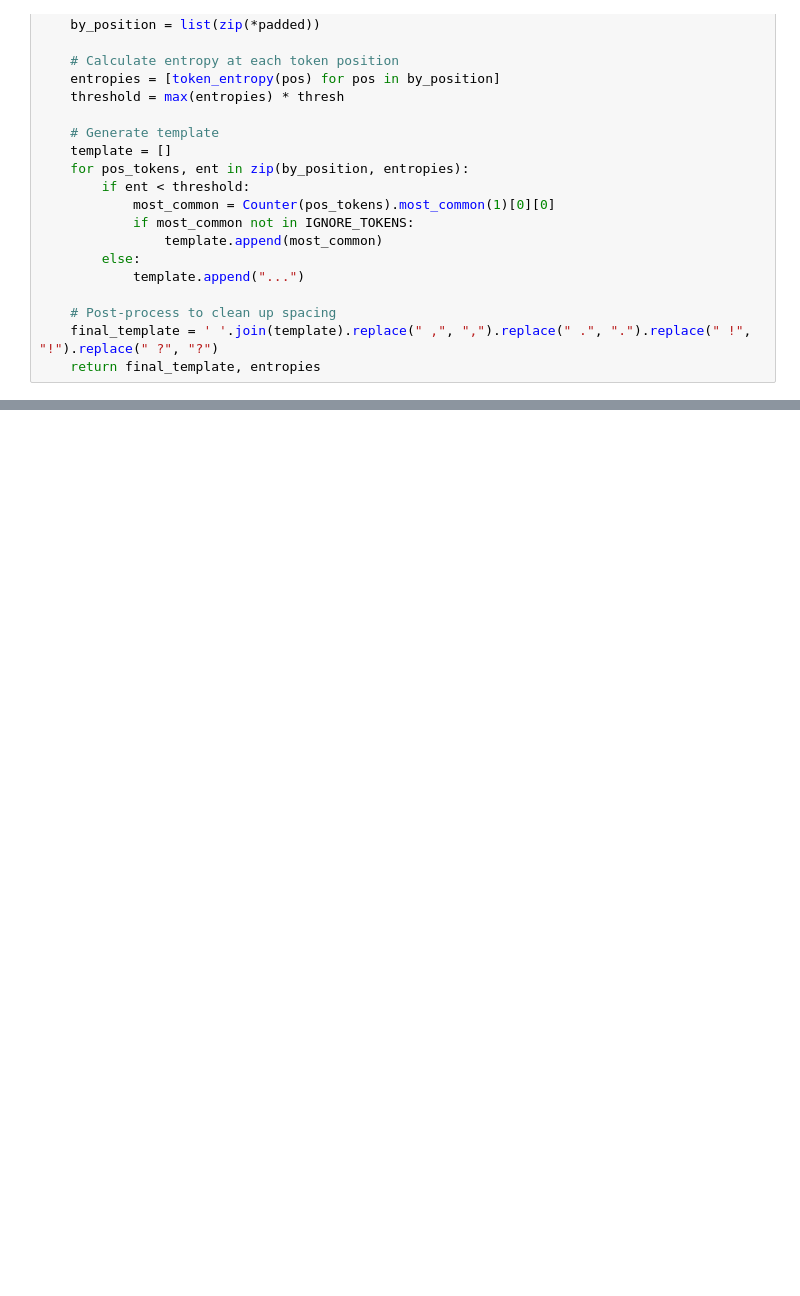
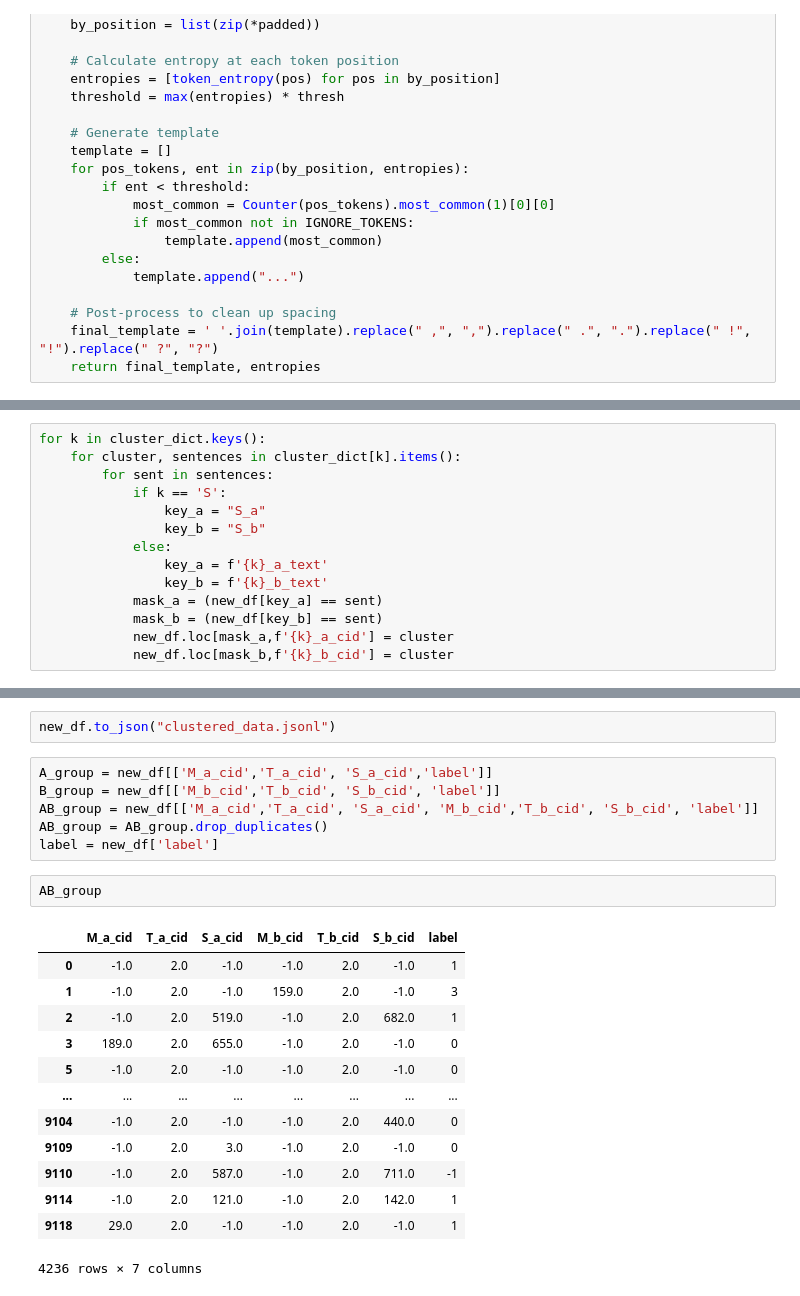
Before and after one commit to Death-Raider/MetaCognition, a Jupyter notebook: semi_automated_dataset_creation/check_ds.ipynb, the cells around one changed output, grey strips where cells are left out. Saved outputs shown, nothing was run; the diff lists cells and outputs as text; blank space fills up the shorter version.

```diff
--- a/semi_automated_dataset_creation/check_ds.ipynb
+++ b/semi_automated_dataset_creation/check_ds.ipynb
@@ -425,0 +380,14 @@ plt.show()
+# %%
+for k in cluster_dict.keys():
+    for cluster, sentences in cluster_dict[k].items():
+        for sent in sentences:
+            if k == 'S':
+                key_a = "S_a"
+                key_b = "S_b"
+            else:
+                key_a = f'{k}_a_text'
+                key_b = f'{k}_b_text'
+            mask_a = (new_df[key_a] == sent)
+            mask_b = (new_df[key_b] == sent)
+            new_df.loc[mask_a,f'{k}_a_cid'] = cluster
+            new_df.loc[mask_b,f'{k}_b_cid'] = cluster
@@ -425,0 +410,24 @@ plt.show()
+# %%
+new_df.to_json("clustered_data.jsonl")
+# %%
+A_group = new_df[['M_a_cid','T_a_cid', 'S_a_cid','label']]
+B_group = new_df[['M_b_cid','T_b_cid', 'S_b_cid', 'label']]
+AB_group = new_df[['M_a_cid','T_a_cid', 'S_a_cid', 'M_b_cid','T_b_cid', 'S_b_cid', 'label']]
+AB_group = AB_group.drop_duplicates()
+label = new_df['label']
+# %%
+AB_group
+# %% [output]
+|  | M_a_cid | T_a_cid | S_a_cid | M_b_cid | T_b_cid | S_b_cid | label |
+| 0 | -1.0 | 2.0 | -1.0 | -1.0 | 2.0 | -1.0 | 1 |
+| 1 | -1.0 | 2.0 | -1.0 | 159.0 | 2.0 | -1.0 | 3 |
+| 2 | -1.0 | 2.0 | 519.0 | -1.0 | 2.0 | 682.0 | 1 |
+| 3 | 189.0 | 2.0 | 655.0 | -1.0 | 2.0 | -1.0 | 0 |
+| 5 | -1.0 | 2.0 | -1.0 | -1.0 | 2.0 | -1.0 | 0 |
+| ... | ... | ... | ... | ... | ... | ... | ... |
+| 9104 | -1.0 | 2.0 | -1.0 | -1.0 | 2.0 | 440.0 | 0 |
+| 9109 | -1.0 | 2.0 | 3.0 | -1.0 | 2.0 | -1.0 | 0 |
+| 9110 | -1.0 | 2.0 | 587.0 | -1.0 | 2.0 | 711.0 | -1 |
+| 9114 | -1.0 | 2.0 | 121.0 | -1.0 | 2.0 | 142.0 | 1 |
+| 9118 | 29.0 | 2.0 | -1.0 | -1.0 | 2.0 | -1.0 | 1 |
+4236 rows × 7 columns
```
Also changed, not shown: parts of 12 cells of this notebook, 1 other file.
